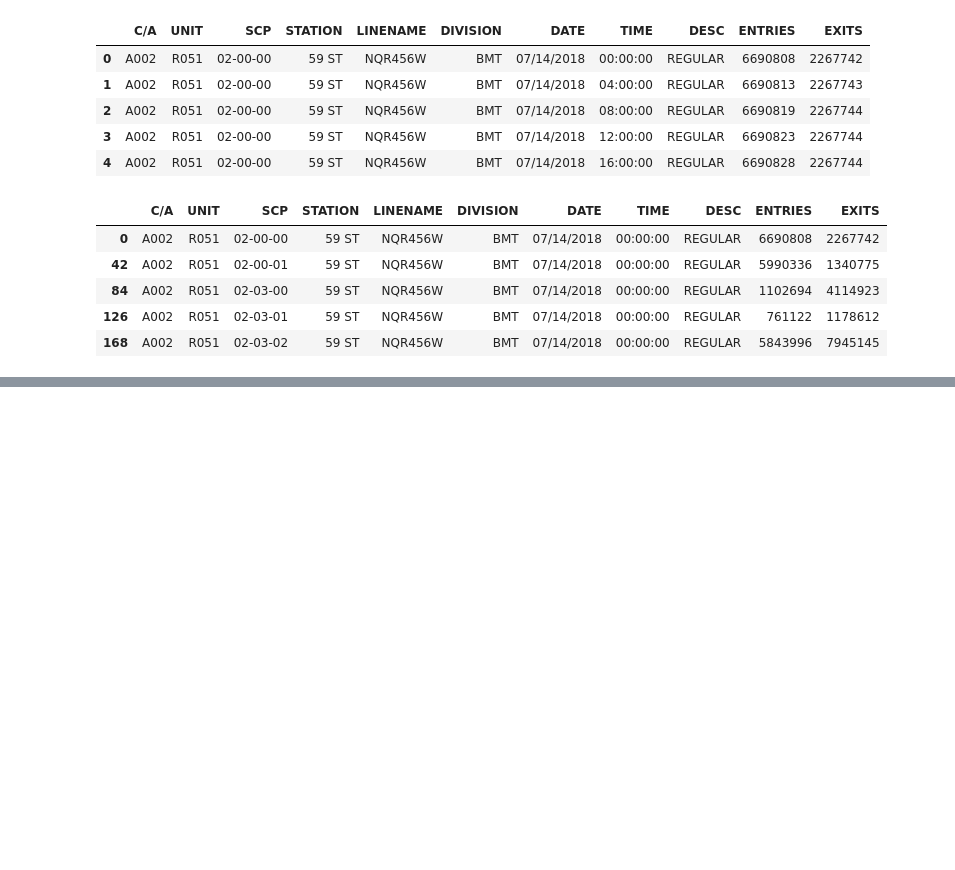
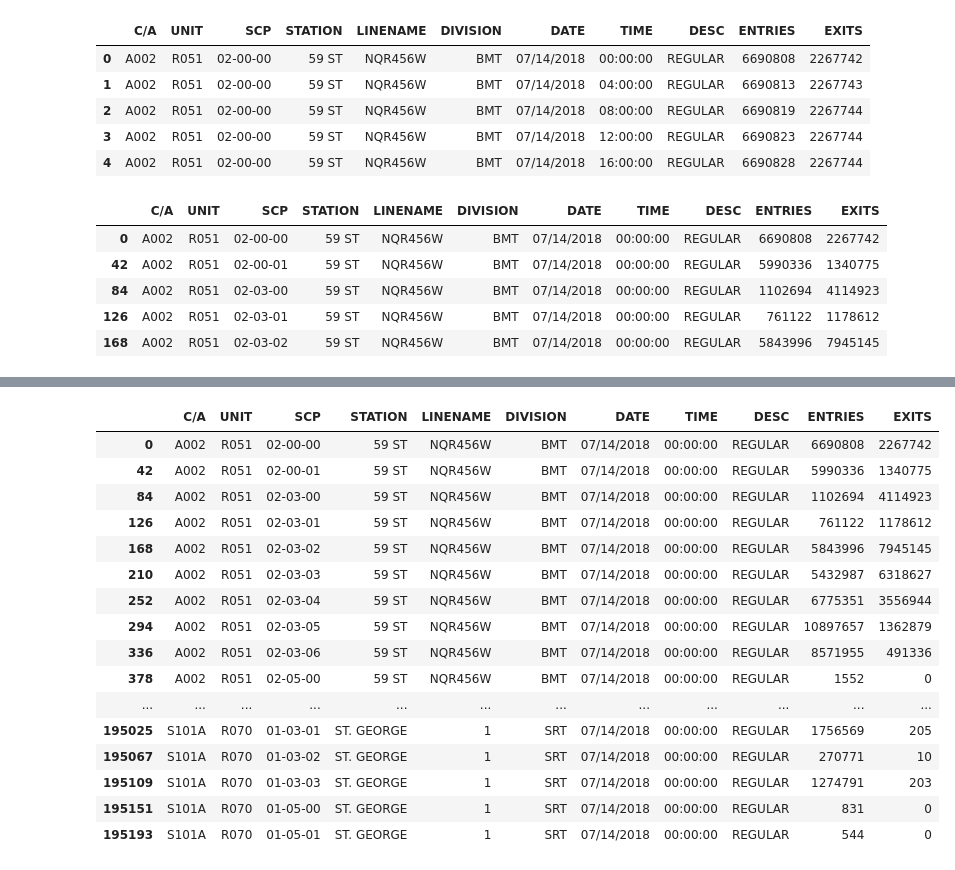
Before and after one commit to Yuanqi-Hong/data-studio, a Jupyter notebook: 03-MTA_turnstile/Graphing MTA data.ipynb, the cells around one changed output, grey strips where cells are left out. Drawn from its saved outputs; the diff is of its cells as text; code cells hidden in the pictures; blank space fills up the shorter version.

```diff
--- a/03-MTA_turnstile/Graphing MTA data.ipynb
+++ b/03-MTA_turnstile/Graphing MTA data.ipynb
@@ -321,3 +337,21 @@ df.DATE.max()
 # %%
-df[df['DATE']=='07/20/2018'].TIME
+df_end = df[(df['DATE']=='07/14/2018')&(df['TIME']=='00:00:00')]
+df_end
 # %% [output]
+|  | C/A | UNIT | SCP | STATION | LINENAME | DIVISION | DATE | TIME | DESC | ENTRIES | EXITS |
+| 0 | A002 | R051 | 02-00-00 | 59 ST | NQR456W | BMT | 07/14/2018 | 00:00:00 | REGULAR | 6690808 | 2267742 |
+| 42 | A002 | R051 | 02-00-01 | 59 ST | NQR456W | BMT | 07/14/2018 | 00:00:00 | REGULAR | 5990336 | 1340775 |
+| 84 | A002 | R051 | 02-03-00 | 59 ST | NQR456W | BMT | 07/14/2018 | 00:00:00 | REGULAR | 1102694 | 4114923 |
+| 126 | A002 | R051 | 02-03-01 | 59 ST | NQR456W | BMT | 07/14/2018 | 00:00:00 | REGULAR | 761122 | 1178612 |
+| 168 | A002 | R051 | 02-03-02 | 59 ST | NQR456W | BMT | 07/14/2018 | 00:00:00 | REGULAR | 5843996 | 7945145 |
+| 210 | A002 | R051 | 02-03-03 | 59 ST | NQR456W | BMT | 07/14/2018 | 00:00:00 | REGULAR | 5432987 | 6318627 |
+| 252 | A002 | R051 | 02-03-04 | 59 ST | NQR456W | BMT | 07/14/2018 | 00:00:00 | REGULAR | 6775351 | 3556944 |
+| 294 | A002 | R051 | 02-03-05 | 59 ST | NQR456W | BMT | 07/14/2018 | 00:00:00 | REGULAR | 10897657 | 1362879 |
+| 336 | A002 | R051 | 02-03-06 | 59 ST | NQR456W | BMT | 07/14/2018 | 00:00:00 | REGULAR | 8571955 | 491336 |
+| 378 | A002 | R051 | 02-05-00 | 59 ST | NQR456W | BMT | 07/14/2018 | 00:00:00 | REGULAR | 1552 | 0 |
+| ... | ... | ... | ... | ... | ... | ... | ... | ... | ... | ... | ... |
+| 195025 | S101A | R070 | 01-03-01 | ST. GEORGE | 1 | SRT | 07/14/2018 | 00:00:00 | REGULAR | 1756569 | 205 |
+| 195067 | S101A | R070 | 01-03-02 | ST. GEORGE | 1 | SRT | 07/14/2018 | 00:00:00 | REGULAR | 270771 | 10 |
+| 195109 | S101A | R070 | 01-03-03 | ST. GEORGE | 1 | SRT | 07/14/2018 | 00:00:00 | REGULAR | 1274791 | 203 |
+| 195151 | S101A | R070 | 01-05-00 | ST. GEORGE | 1 | SRT | 07/14/2018 | 00:00:00 | REGULAR | 831 | 0 |
+| 195193 | S101A | R070 | 01-05-01 | ST. GEORGE | 1 | SRT | 07/14/2018 | 00:00:00 | REGULAR | 544 | 0 |
```
Also changed, not shown: parts of 5 cells of this notebook, 12 other files.
